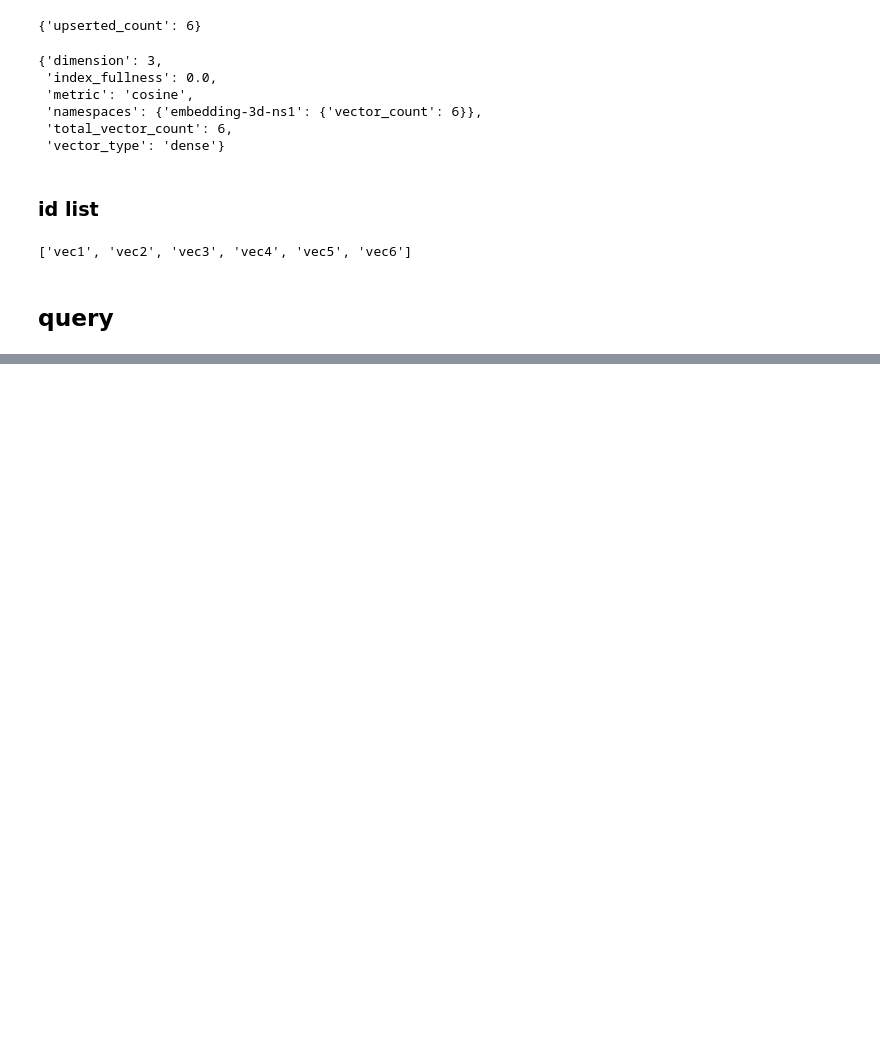
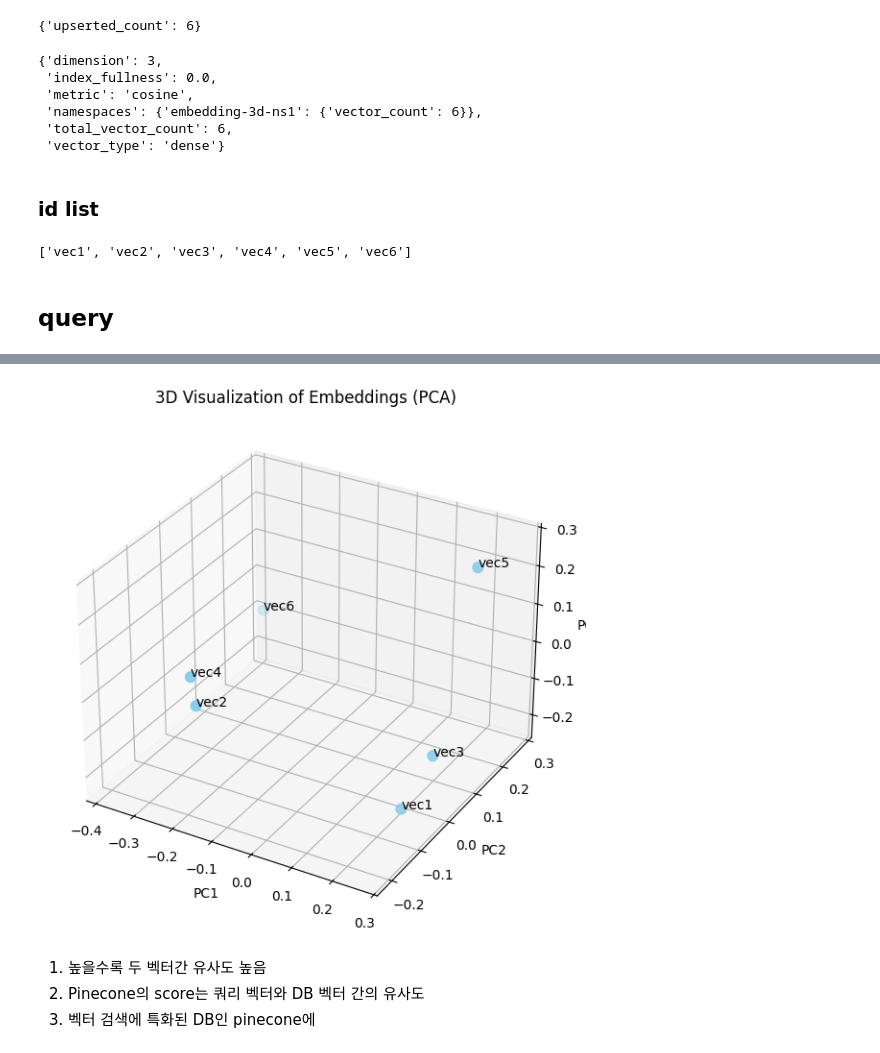
Before and after one commit to minsangggg/Machine_Running-Ai-, a Jupyter notebook: LLM/13.벡터DB.ipynb, the cells around one changed output, grey strips where cells are left out. Saved outputs shown, nothing was run; the diff lists cells and outputs as text; code cells hidden in the pictures; blank space fills up the shorter version.

```diff
--- a/LLM/13.벡터DB.ipynb
+++ b/LLM/13.벡터DB.ipynb
@@ -124,0 +230,9 @@ response
+# %%
+from pinecone import Pinecone, ServerlessSpec
+from sentence_transformers import SentenceTransformer
+
+# Pinecone API 키로 초기화
+pc = Pinecone(api_key="PINECONE_API_KEY")
+
+# 임베딩 모델 로드
+model = SentenceTransformer("intfloat/multilingual-e5-large")
@@ -124,0 +278,9 @@ response
+# %%
+data = [
+    {"id": "vec1", "text": "사과는 달콤하고 아삭한 식감으로 유명한 인기 있는 과일입니다."},
+    {"id": "vec2", "text": "애플이라는 기술 회사는 아이폰과 같은 혁신적인 제품으로 유명합니다."},
+    {"id": "vec3", "text": "많은 사람들이 건강한 간식으로 사과를 즐겨 먹습니다."},
+    {"id": "vec4", "text": "애플 주식회사는 세련된 디자인과 사용자 친화적인 인터페이스로 기술 산업을 혁신했습니다."},
+    {"id": "vec5", "text": "하루에 사과 하나면 의사를 멀리할 수 있다는 속담이 있습니다."},
+    {"id": "vec6", "text": "애플 컴퓨터 회사는 1976년 4월 1일 스티브 잡스, 스티브 워즈니악, 로널드 웨인에 의해 파트너십으로 설립되었습니다."}
+]
@@ -124,0 +367,37 @@ response
+# %%
+import matplotlib.pyplot as plt
+from sklearn.decomposition import PCA
+from mpl_toolkits.mplot3d import Axes3D
+
+# 데이터 벡터화
+ids = [item["id"] for item in data]
+texts = [item["text"] for item in data]
+embeddings = [model.encode(item["text"]) for item in data]
+
+# 1024차원을 3차원으로 축소 (PCA 사용)
+pca = PCA(n_components=3)
+reduced = pca.fit_transform(embeddings)
+
+# 3D 시각화
+fig = plt.figure(figsize=(10, 7))
+ax = fig.add_subplot(111, projection="3d")
+
+xs, ys, zs = reduced[:,0], reduced[:,1], reduced[:,2]
+ax.scatter(xs, ys, zs, c="skyblue", s=60)
+
+# 각 점에 라벨 붙이기 (vec id)
+for i, txt in enumerate(ids):
+    ax.text(xs[i], ys[i], zs[i], txt, fontsize=10)
+
+ax.set_title("3D Visualization of Embeddings (PCA)")
+ax.set_xlabel("PC1")
+ax.set_ylabel("PC2")
+ax.set_zlabel("PC3")
+
+plt.show()
+# %% [output]
+[figure, added]
+# %% [markdown]
+1. 높을수록 두 벡터간 유사도 높음
+2. Pinecone의 score는 쿼리 벡터와 DB 벡터 간의 유사도
+3. 벡터 검색에 특화된 DB인 pinecone에
```
Also changed, not shown: parts of 33 cells of this notebook.
